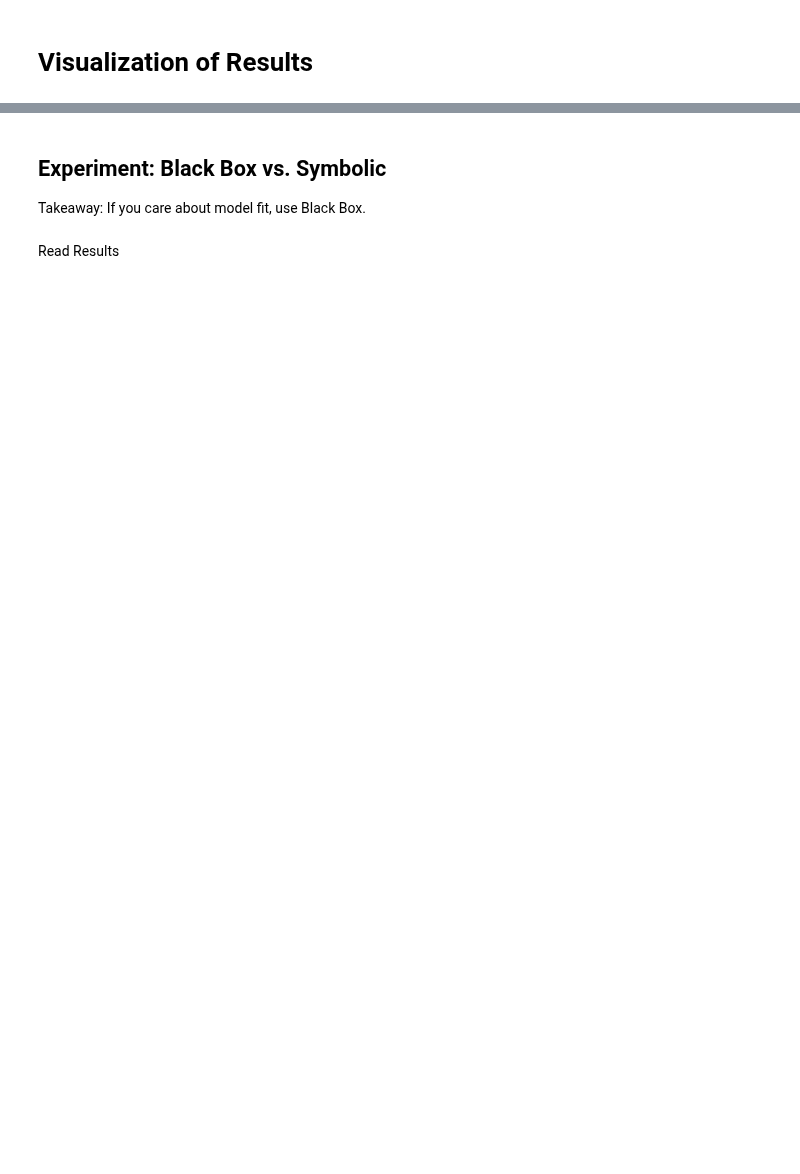
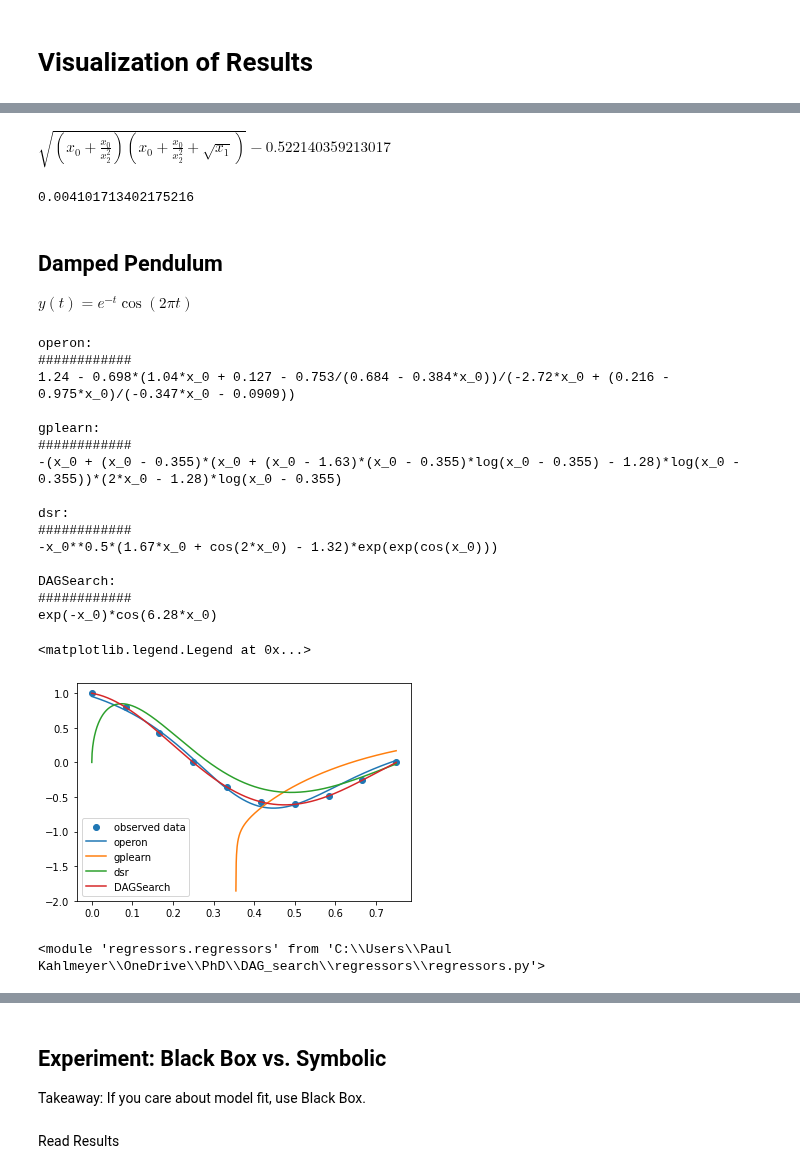
Before and after one commit to kahlmeyer94/DAG_search, a Jupyter notebook: visualization.ipynb, the cells around one changed output, grey strips where cells are left out. Cells and saved outputs as stored; diff of their text form; code cells hidden in the pictures; blank space fills up the shorter version.

```diff
--- a/visualization.ipynb
+++ b/visualization.ipynb
@@ -23,0 +115,3 @@ importlib.reload(utils)
+# %%
+sym_regr = dag_search.DAGRegressor(max_orders = int(1e4))
+regr = simplifications.SimplificationRegressor(sym_regr)
@@ -23,0 +129,62 @@ importlib.reload(utils)
+# %%
+regr.model()
+# %% [output]
+$\displaystyle \sqrt{\left(x_{0} + \frac{x_{0}}{x_{2}^{2}}\right) \left(x_{0} + \frac{x_{0}}{x_{2}^{2}} + \sqrt{x_{1}}\right)} - 0.522140359213017$
+# %%
+pred = regr.predict(X)
+np.mean((pred - y)**2)
+# %% [output]
+0.004101713402175216
+# %% [markdown]
+## Damped Pendulum
+
+$y(t)=e^{-t}\cos(2\pi t)$
+# %%
+# Load others
+load_path = 'results/oscillation.p'
+with open(load_path, 'rb') as handle:
+    results_dict = pickle.load(handle)
+# %%
+import warnings
+x_values = np.linspace(0, 0.75, 1000).reshape(-1, 1)
+X = np.linspace(0, 0.75, 10).reshape(-1, 1)
+y = np.exp(-X[:, 0])*np.cos(2*np.pi*X[:, 0])
+plt.scatter(X, y, color = 'tab:blue', label = 'observed data', zorder = 2)
+
+with warnings.catch_warnings():
+    warnings.simplefilter("ignore")
+    for regr_name in results_dict:
+
+        if regr_name not in ['linreg', 'polyreg2', 'polyreg3']:
+
+            model = results_dict[regr_name]['model']
+            model = utils.round_floats(model)
+            func = sympy.lambdify(sympy.Symbol('x_0'), model)
+            pred = func(x_values)
+            plt.plot(x_values, pred, label = regr_name)
+
+            print(f'{regr_name}:')
+            print('############')
+            print(f'{model}\n')
+
+
+
+plt.legend()
+# %% [output]
+operon:
+############
+1.24 - 0.698*(1.04*x_0 + 0.127 - 0.753/(0.684 - 0.384*x_0))/(-2.72*x_0 + (0.216 - 0.975*x_0)/(-0.347*x_0 - 0.0909))
+
+gplearn:
+############
+-(x_0 + (x_0 - 0.355)*(x_0 + (x_0 - 1.63)*(x_0 - 0.355)*log(x_0 - 0.355) - 1.28)*log(x_0 - 0.355))*(2*x_0 - 1.28)*log(x_0 - 0.355)
+
+dsr:
+############
+-x_0**0.5*(1.67*x_0 + cos(2*x_0) - 1.32)*exp(exp(cos(x_0)))
+
+DAGSearch:
+############
+exp(-x_0)*cos(6.28*x_0)
+<matplotlib.legend.Legend at 0x...>
+[figure, added]
@@ -23,0 +196,4 @@ importlib.reload(utils)
+# %%
+importlib.reload(regressors)
+# %% [output]
+<module 'regressors.regressors' from 'C:\\Users\\Paul Kahlmeyer\\OneDrive\\PhD\\DAG_search\\regressors\\regressors.py'>
```
Also changed, not shown: parts of 56 cells of this notebook, 3 other files.
